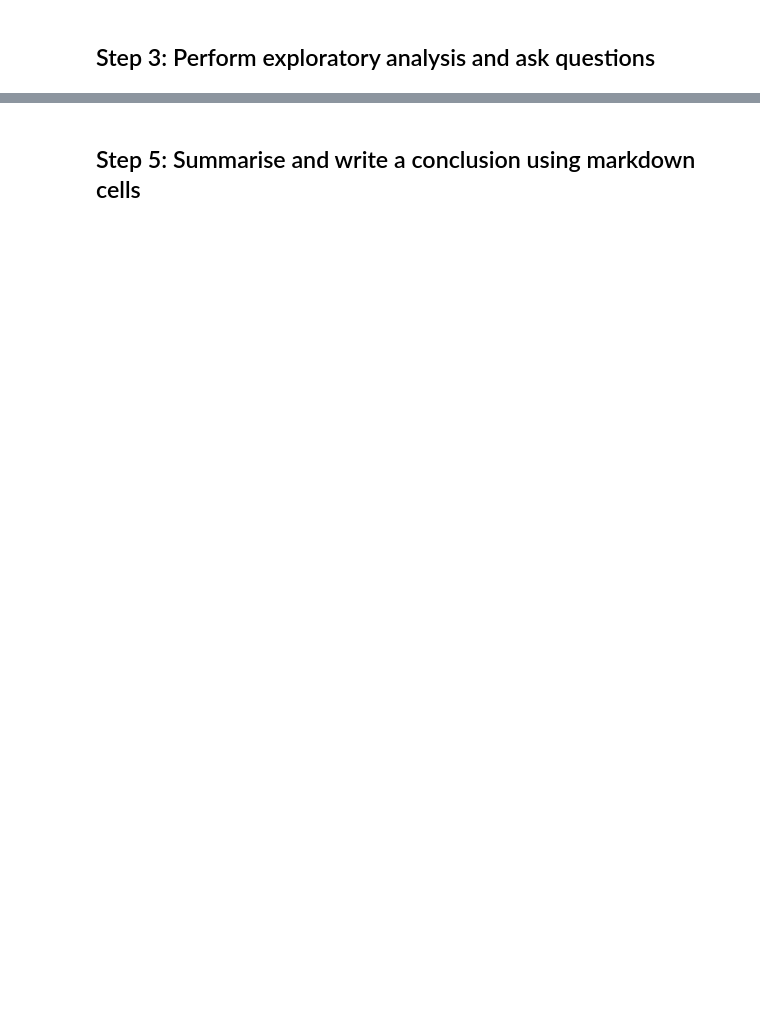
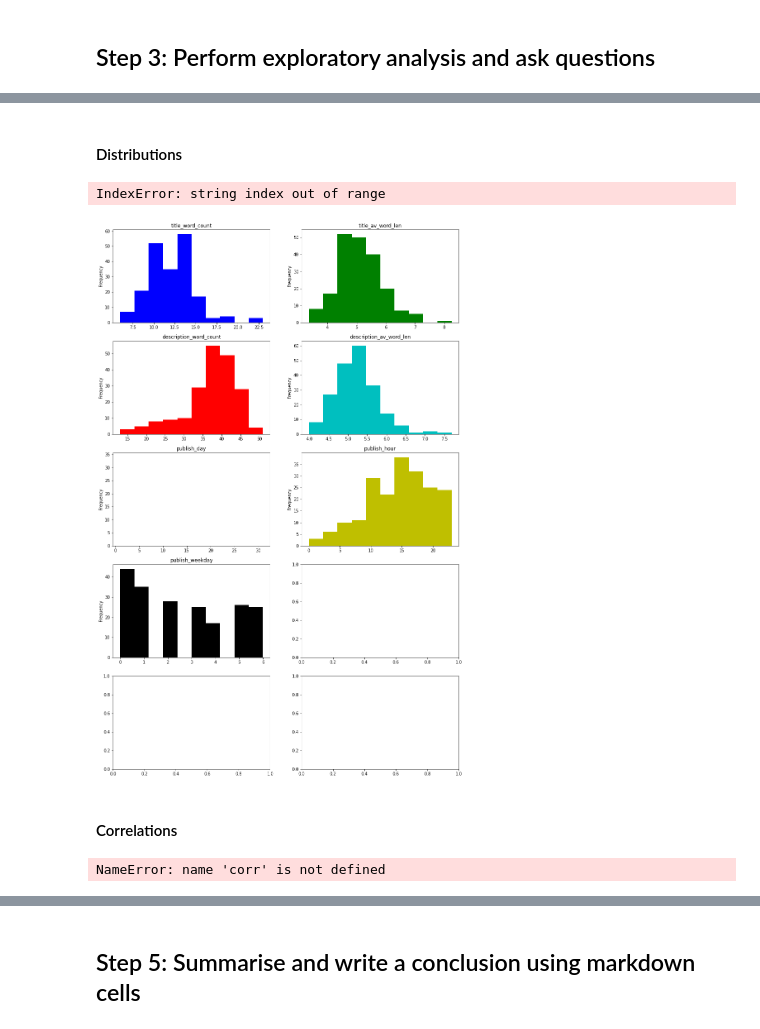
Before and after one commit to j4mes12/SDPA_Coursework, a Jupyter notebook: Part3/main.ipynb, the cells around one changed output, grey strips where cells are left out. Saved outputs shown, nothing was run; the diff lists cells and outputs as text; code cells hidden in the pictures; blank space fills up the shorter version.

Commit message:
Distributions and correlations for numerical and object features

```diff
--- a/Part3/main.ipynb
+++ b/Part3/main.ipynb
@@ -151,0 +178,10 @@ data['title_word_count'] = data['title'].apply(lambda x: len(nltk.word_tokenize(
+# %%
+object_vars = ['author', 'source_name']
+
+numerical_vars = ['title_word_count', 'title_av_word_len', 'description_word_count', 'description_av_word_len', 'publish_day', 'publish_hour', 'publish_weekday', 'publish_week']
+
+bool_vars = ['title_has_longer_words']
+
+date_vars = ['publishedAt_dt']
+
+ignore_vars = ['title', 'description', 'publish_month']
@@ -151,0 +198,18 @@ data['title_word_count'] = data['title'].apply(lambda x: len(nltk.word_tokenize(
+# %%
+numeric_df = data_out[numerical_vars]
+
+numeric_summary = pd.concat(
+    [
+        numeric_df.count().rename('Count'),
+        numeric_df.isnull().sum().rename('Null'),
+        numeric_df.nunique().rename('Unique'),
+        numeric_df.mean().round(3).rename('Mean'),
+        numeric_df.median().round(3).rename('Median'),
+        numeric_df.min().round(3).rename('Min'),
+        numeric_df.max().round(3).rename('Max'),
+        (numeric_df.max() - numeric_df.min()).round(3).rename('Range'),
+    ],
+    axis=1
+)
+
+numeric_summary
@@ -151,0 +226,20 @@ data['title_word_count'] = data['title'].apply(lambda x: len(nltk.word_tokenize(
+# %% [markdown]
+#### Distributions
+# %%
+fig, ax = plt.subplots(nrows = ((numeric_df.shape[1] + 2) // 2), ncols = 2, figsize = (15, 3*numeric_df.shape[1]))
+colors = 'bgrcwyk'
+
+for idx, col in enumerate(numeric_df.columns):
+    x, y = idx//2, idx % 2
+    numeric_df[col].plot(ax = ax[x,y], kind = 'hist', legend = False, color = colors[idx], title=col)
+
+plt.show()
+# %% [output]
+IndexError: string index out of range
+[figure, added]
+# %% [markdown]
+#### Correlations
+# %%
+corr
+# %% [output]
+NameError: name 'corr' is not defined
```
Also changed, not shown: parts of 17 cells of this notebook.
